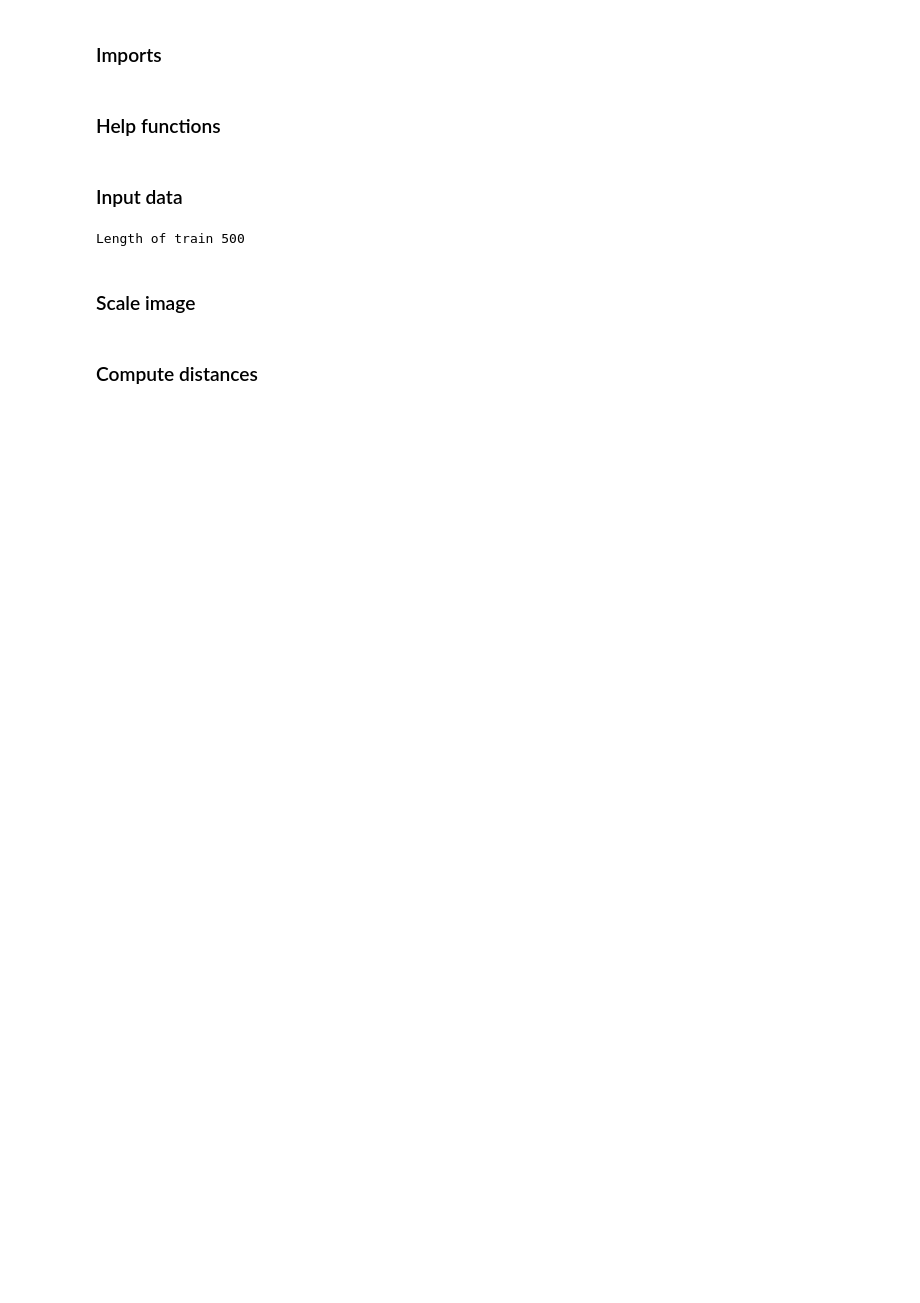
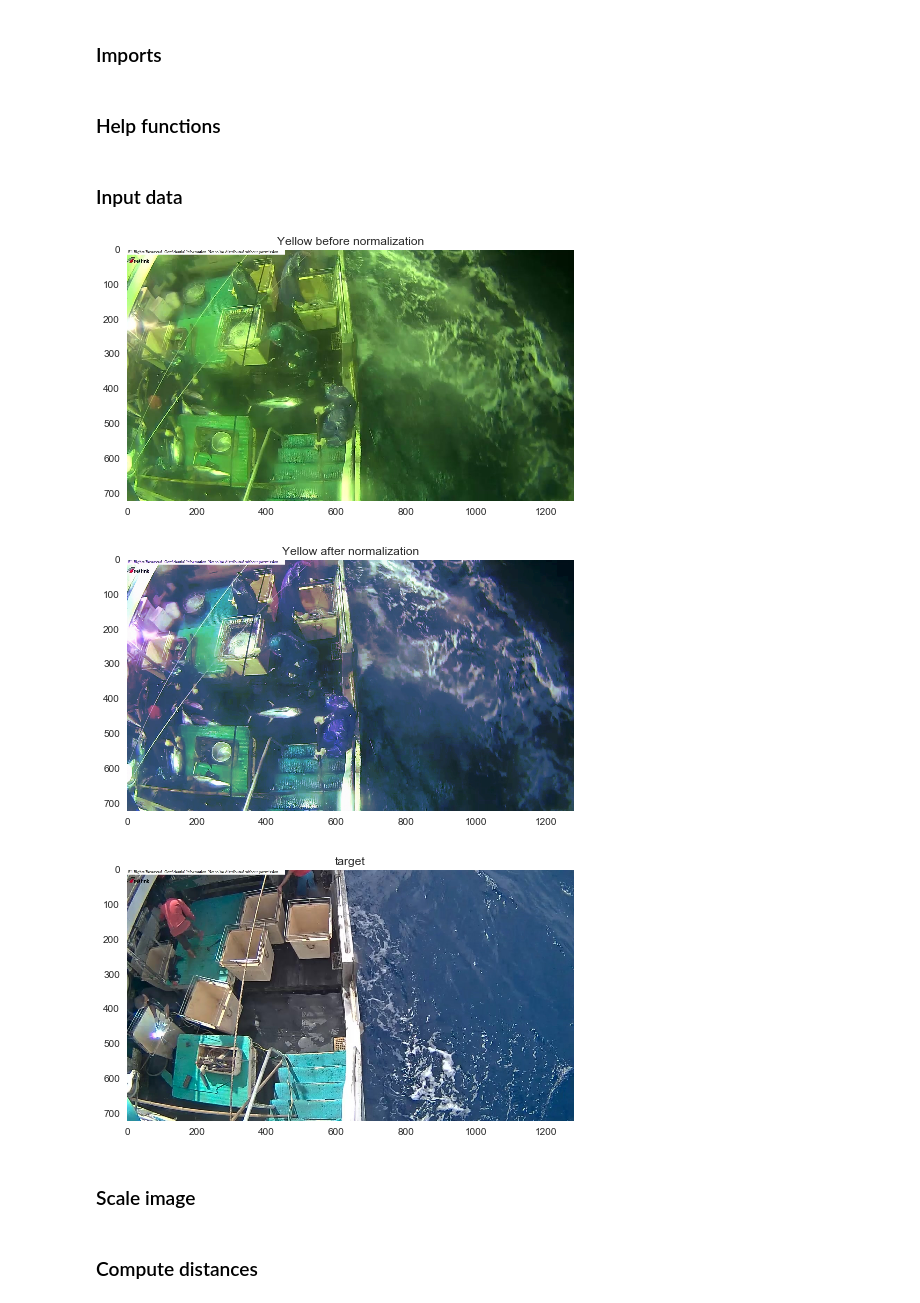
Before and after one commit to TanjaCrijns/MLIP-BigAITuna, a Jupyter notebook: notebooks/color_normalization.ipynb, the cells around one changed output. Saved outputs shown, nothing was run; the diff lists cells and outputs as text; code cells hidden in the pictures; blank space fills up the shorter version.

Commit message:
Update color normalization with working example

```diff
--- a/notebooks/color_normalization.ipynb
+++ b/notebooks/color_normalization.ipynb
@@ -11,10 +11,15 @@ import skimage.measure as sm
 import cv2
 # import progressbar
 import multiprocessing
+from tqdm import *
 import random
+from PIL import Image
+import matplotlib
 import matplotlib.pyplot as plt
+from matplotlib import cm
+%matplotlib inline
+matplotlib.rcParams['figure.figsize'] = (20, 12)
 import seaborn as sns
-%matplotlib inline
 new_style = {'grid': False}
 plt.rc('axes', **new_style)
 # %% [markdown]
@@ -46,13 +51,72 @@ def compare(args):
 # %% [markdown]
 ### Input data
 # %%
-select = 500 # Only load 500 images for speed
-# Data loading
-train_files = sorted(glob.glob('../../../Data/train/*/*.jpg'), key=lambda x: random.random())[:select]
-train = np.array([imread(img) for img in train_files])
-print('Length of train {}'.format(len(train)))
+# select = 500 # Only load 500 images for speed
+# # Data loading
+# train_files = sorted(glob.glob('../../../Data/train/*/*.jpg'), key=lambda x: random.random())[:select]
+# train = np.array([imread(img) for img in train_files])
+# print('Length of train {}'.format(len(train)))
+
+yellow = np.asarray(Image.open('../../../Data/mappie/img_00358.jpg'))
+normal = np.asarray(Image.open('../../../Data/mappie/img_00950.jpg'))
-# %% [output]
-Length of train 500
+# %%
+# function to do histogram matching
+def get_histogram_matching_lut(h_input, h_template):
+    ''' h_input: histogram to transfrom, h_template: reference'''
+    if len(h_input) != len(h_template):
+        print 'histograms length mismatch!'
+        return False
+
+    # Create cumulative sum histograms
+    H_input = np.cumsum(h_input)
+    H_template = np.cumsum(h_template)
+
+    # Create empty LUT and fill (linear time)
+    LUT = []
+    for i in range(0, len(H_template)):
+        for j in range(len(LUT), len(H_input)):
+
+            # As long as the input value is not at the template value, match their index with the template index
+            if (H_template[i] >= H_input[j]):
+                LUT += [i]
+            else:
+                # Assure minimal distance is the criterium
+                #if ( abs(H_template[i] - H_input[j]) < abs(H_template[i+1] - H_input[j])):
+                    #LUT += [i]
+                break
+
+    LUT = np.asarray(LUT) # Turns list into array to match future code
+
+    return LUT,H_input,H_template
+
+def stain_normalization(input_img, target_img, n_bins=100):
+    """ Stain normalization based on histogram matching. """
+    input_img = input_img/255.0
+    target_img = target_img/255.0
+
+    normalized_img = np.zeros_like(input_img)
+    for i in [0, 1, 2]:
+        hist_input = np.histogram(input_img[:, :, i], bins=np.linspace(0., 1., n_bins+1))
+        hist_target = np.histogram(target_img[:, :, i], bins=np.linspace(0., 1., n_bins+1))
+        LUT, _, _ = get_histogram_matching_lut(hist_input[0], hist_target[0])
+
+        stain_lut = LUT[(input_img[:, :, i] * (n_bins-1)).astype(int)].astype(float) / float(n_bins)
+        normalized_img[:, :, i] = stain_lut
+
+
+    return normalized_img
+
+normalized = stain_normalization(yellow, normal)
+plt.imshow(yellow); plt.title('Yellow before normalization')
+plt.show()
+plt.imshow(normalized); plt.title('Yellow after normalization')
+plt.show()
+plt.imshow(normal); plt.title('target')
+plt.show()
+# %% [output]
+[figure, added]
+[figure, added]
+[figure, added]
 # %% [markdown]
 ### Scale image
 # %%
```
Also changed, not shown: parts of 1 cell of this notebook.
